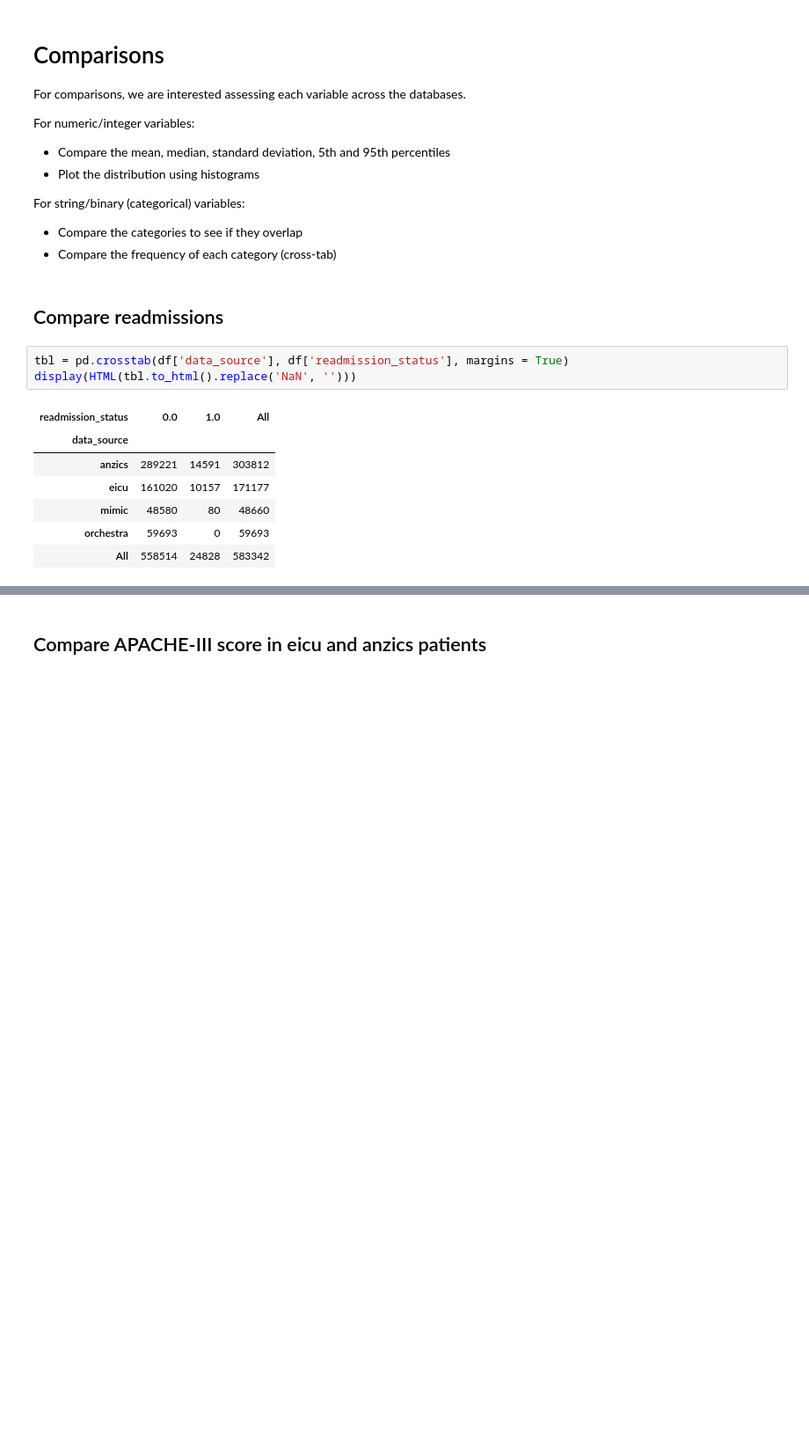
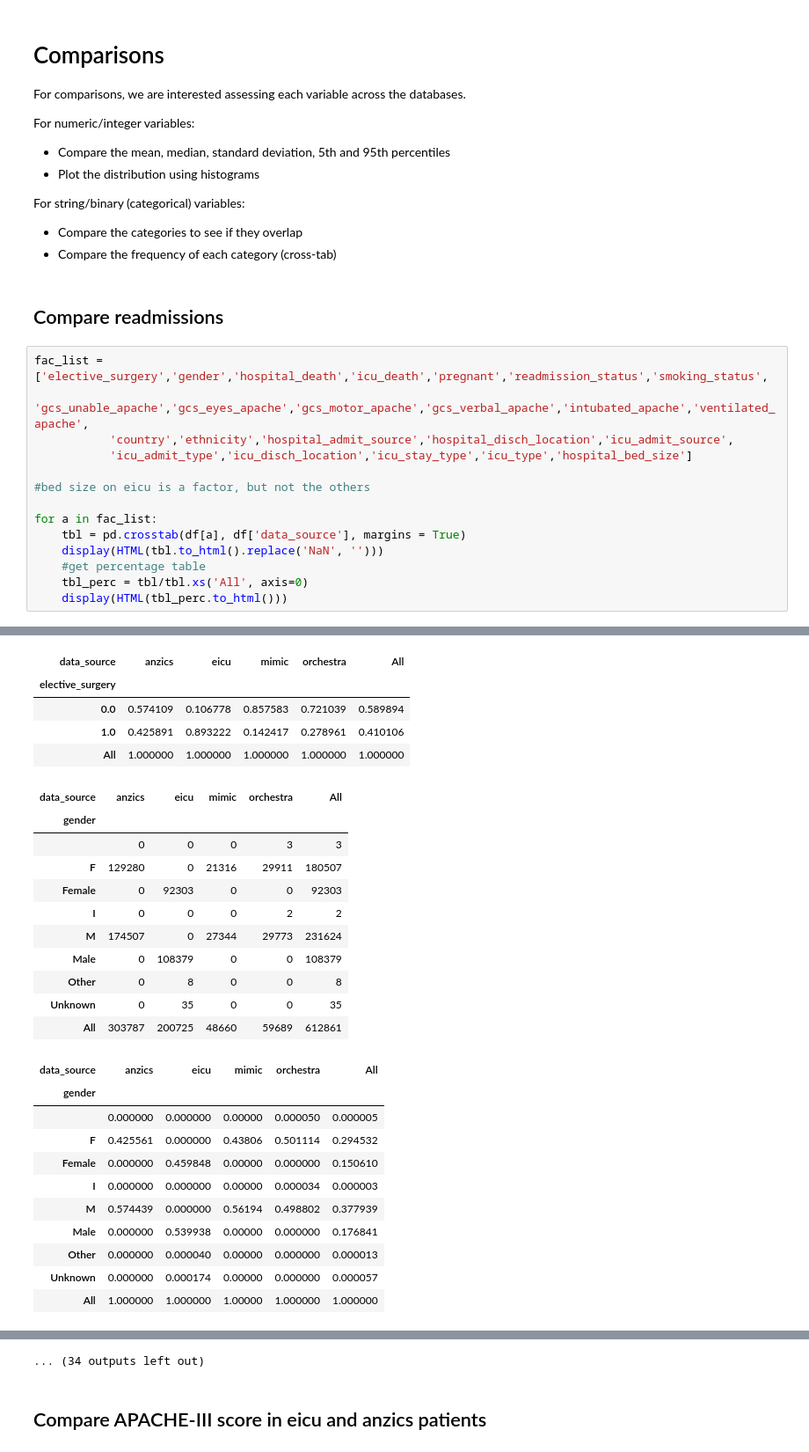
Before and after one commit to MIT-LCP/gossis, a Jupyter notebook: compare-data.ipynb, the cells around one changed output, grey strips where cells are left out. Shown at 88% size. Drawn from its saved outputs; the diff is of its cells as text; blank space fills up the shorter version.

Commit message:
Compare data has categorical data table and continuous data table

```diff
--- a/compare-data.ipynb
+++ b/compare-data.ipynb
@@ -83,14 +83,18 @@ For string/binary (categorical) variables:
 * Compare the frequency of each category (cross-tab)
 # %% [markdown]
 ## Compare readmissions
-# %%
-tbl = pd.crosstab(df['data_source'], df['readmission_status'], margins = True)
-display(HTML(tbl.to_html().replace('NaN', '')))
-# %% [output]
-| readmission_status | 0.0 | 1.0 | All |
-| data_source |  |  |  |
-| anzics | 289221 | 14591 | 303812 |
-| eicu | 161020 | 10157 | 171177 |
-| mimic | 48580 | 80 | 48660 |
-| orchestra | 59693 | 0 | 59693 |
-| All | 558514 | 24828 | 583342 |
+# %%
+fac_list = ['elective_surgery','gender','hospital_death','icu_death','pregnant','readmission_status','smoking_status',
+           'gcs_unable_apache','gcs_eyes_apache','gcs_motor_apache','gcs_verbal_apache','intubated_apache','ventilated_apache',
+           'country','ethnicity','hospital_admit_source','hospital_disch_location','icu_admit_source',
+           'icu_admit_type','icu_disch_location','icu_stay_type','icu_type','hospital_bed_size']
+
+#bed size on eicu is a factor, but not the others
+
+for a in fac_list:
+    tbl = pd.crosstab(df[a], df['data_source'], margins = True)
+    display(HTML(tbl.to_html().replace('NaN', '')))
+    #get percentage table
+    tbl_perc = tbl/tbl.xs('All', axis=0)
+    display(HTML(tbl_perc.to_html()))
+# %% [output]
@@ -96,0 +106,27 @@ display(HTML(tbl.to_html().replace('NaN', '')))
+| data_source | anzics | eicu | mimic | orchestra | All |
+| elective_surgery |  |  |  |  |  |
+| 0.0 | 0.574109 | 0.106778 | 0.857583 | 0.721039 | 0.589894 |
+| 1.0 | 0.425891 | 0.893222 | 0.142417 | 0.278961 | 0.410106 |
+| All | 1.000000 | 1.000000 | 1.000000 | 1.000000 | 1.000000 |
+| data_source | anzics | eicu | mimic | orchestra | All |
+| gender |  |  |  |  |  |
+|  | 0 | 0 | 0 | 3 | 3 |
+| F | 129280 | 0 | 21316 | 29911 | 180507 |
+| Female | 0 | 92303 | 0 | 0 | 92303 |
+| I | 0 | 0 | 0 | 2 | 2 |
+| M | 174507 | 0 | 27344 | 29773 | 231624 |
+| Male | 0 | 108379 | 0 | 0 | 108379 |
+| Other | 0 | 8 | 0 | 0 | 8 |
+| Unknown | 0 | 35 | 0 | 0 | 35 |
+| All | 303787 | 200725 | 48660 | 59689 | 612861 |
+| data_source | anzics | eicu | mimic | orchestra | All |
+| gender |  |  |  |  |  |
+|  | 0.000000 | 0.000000 | 0.00000 | 0.000050 | 0.000005 |
+| F | 0.425561 | 0.000000 | 0.43806 | 0.501114 | 0.294532 |
+| Female | 0.000000 | 0.459848 | 0.00000 | 0.000000 | 0.150610 |
+| I | 0.000000 | 0.000000 | 0.00000 | 0.000034 | 0.000003 |
+| M | 0.574439 | 0.000000 | 0.56194 | 0.498802 | 0.377939 |
+| Male | 0.000000 | 0.539938 | 0.00000 | 0.000000 | 0.176841 |
+| Other | 0.000000 | 0.000040 | 0.00000 | 0.000000 | 0.000013 |
+| Unknown | 0.000000 | 0.000174 | 0.00000 | 0.000000 | 0.000057 |
+| All | 1.000000 | 1.000000 | 1.00000 | 1.000000 | 1.000000 |
@@ -97,3 +185,4 @@ display(HTML(tbl.to_html().replace('NaN', '')))
+... (34 outputs left out)
 # %% [markdown]
 ## Compare APACHE-III score in eicu and anzics patients
 # %%
```
Also changed, not shown: parts of 5 cells of this notebook.
